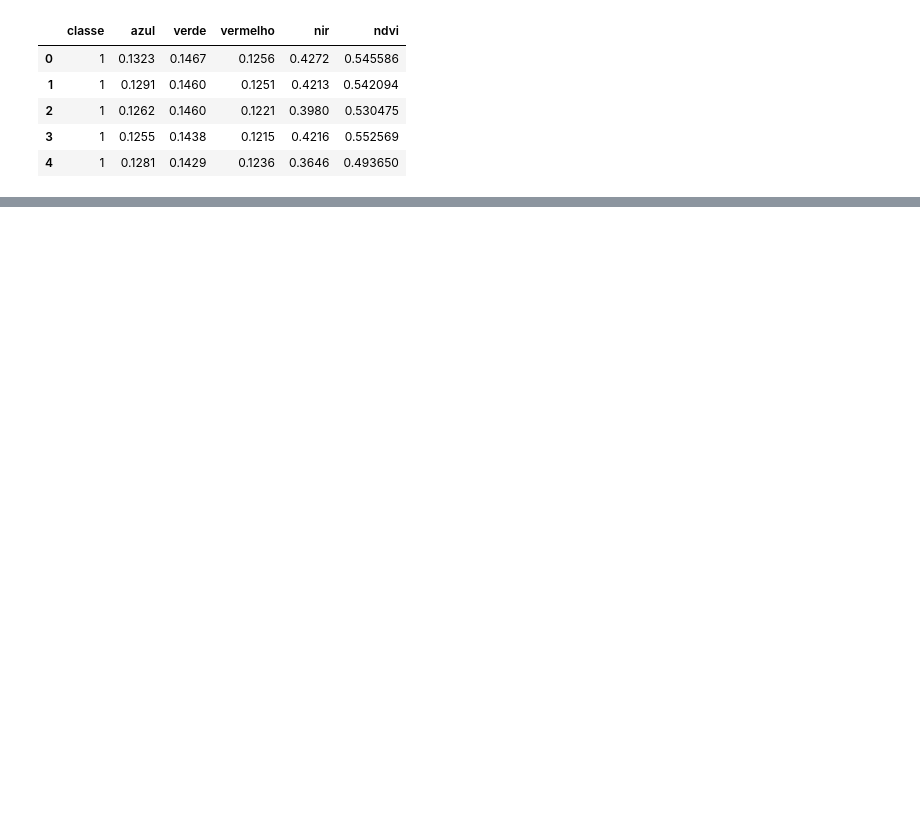
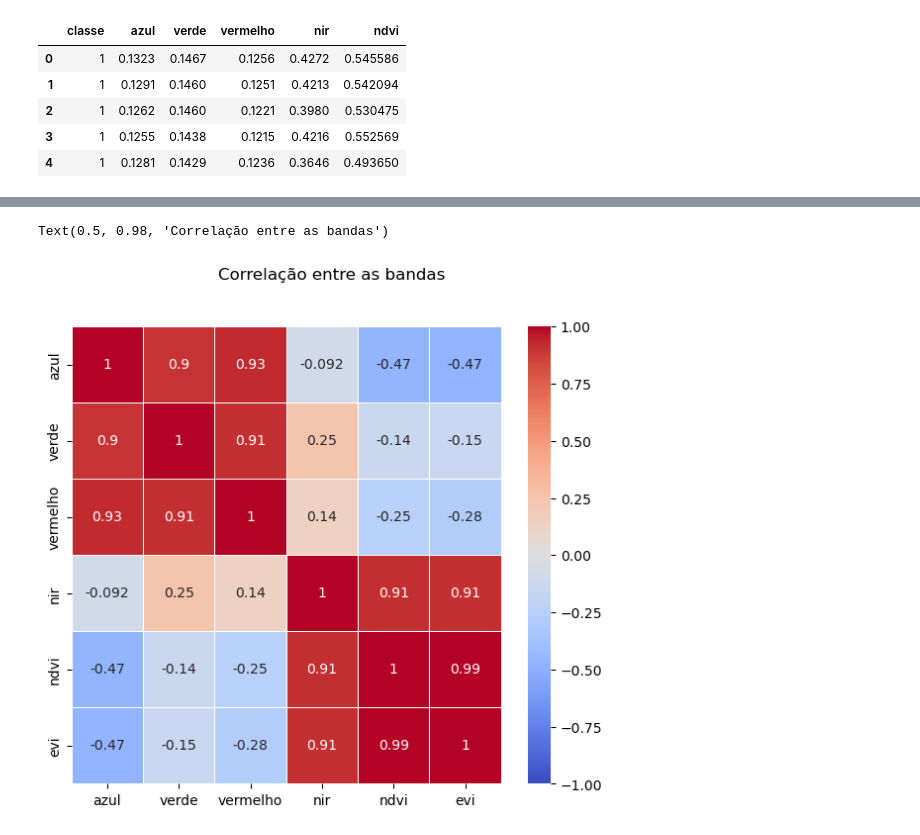
Before and after one commit to paeslemesa/tutoriaisPython, a Jupyter notebook: 06_Análise_Exploratória_de_Dados.ipynb, the cells around one changed output, grey strips where cells are left out. Drawn from its saved outputs; the diff is of its cells as text; code cells hidden in the pictures; blank space fills up the shorter version.

```diff
--- a/06_Análise_Exploratória_de_Dados.ipynb
+++ b/06_Análise_Exploratória_de_Dados.ipynb
@@ -41,0 +185,3 @@ df.head()
+# %%
+amostras_corr = amostras[['azul', 'verde', 'vermelho', 'nir', 'ndvi', 'evi']].corr()
+amostras_corr
@@ -41,0 +196,16 @@ df.head()
+# %%
+# Para criar um gráfico de correlação, vamos usar a biblioteca Seaborn novamente <3
+fig, ax = (plt.subplots(nrows=1, ncols=1, figsize=(7, 6)))
+
+sns.heatmap(amostras_corr, # dataframe com a correlação que calculamos ali em cima
+            annot =True, # para mostrar os valores  de correlação no gráfico
+            linewidth = 0.5, # para separar as cores com uma linha de espessura 0.5 (recomendo para facilitar visualização para daltônicos
+            vmin=-1, # valor mínimo da escala de cores
+            vmax=1, # valor máximo da escala de cores
+            cmap='coolwarm' # paleta de cores utilizada. você pode selecionar qualquer uma das paletas disponíveis em https://matplotlib.org/stable/tutorials/colors/colormaps.html
+            )
+
+fig.suptitle("Correlação entre as bandas")
+# %% [output]
+Text(0.5, 0.98, 'Correlação entre as bandas')
+[figure, added]
```
Also changed, not shown: parts of 16 cells of this notebook.
